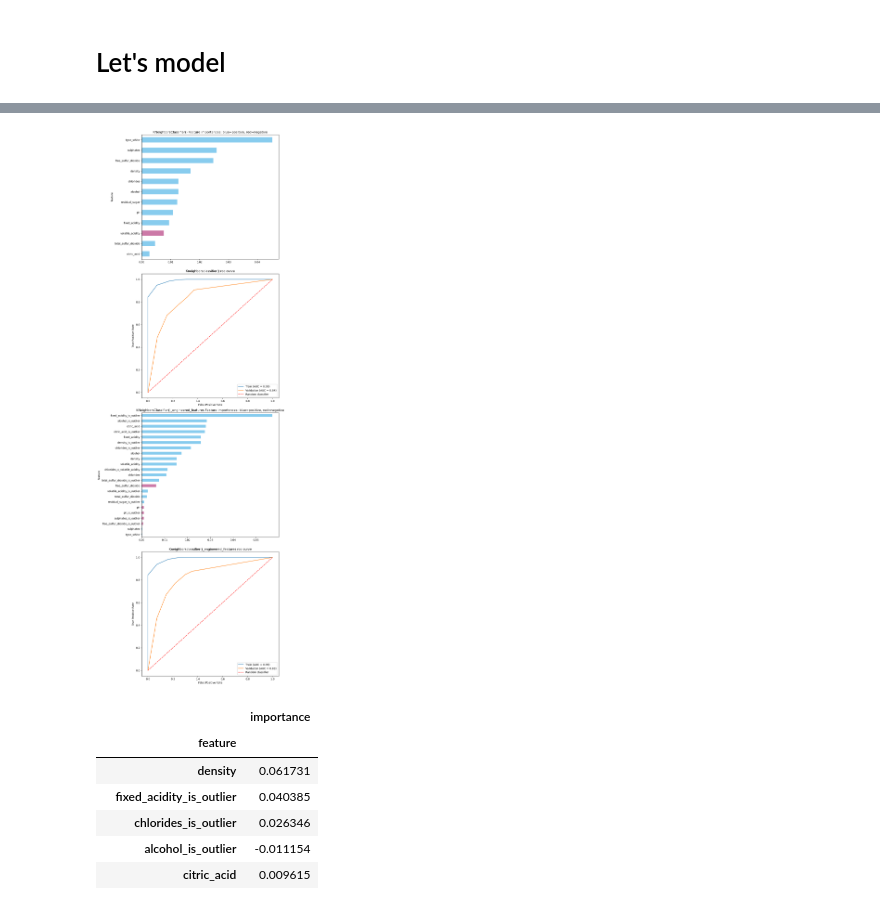
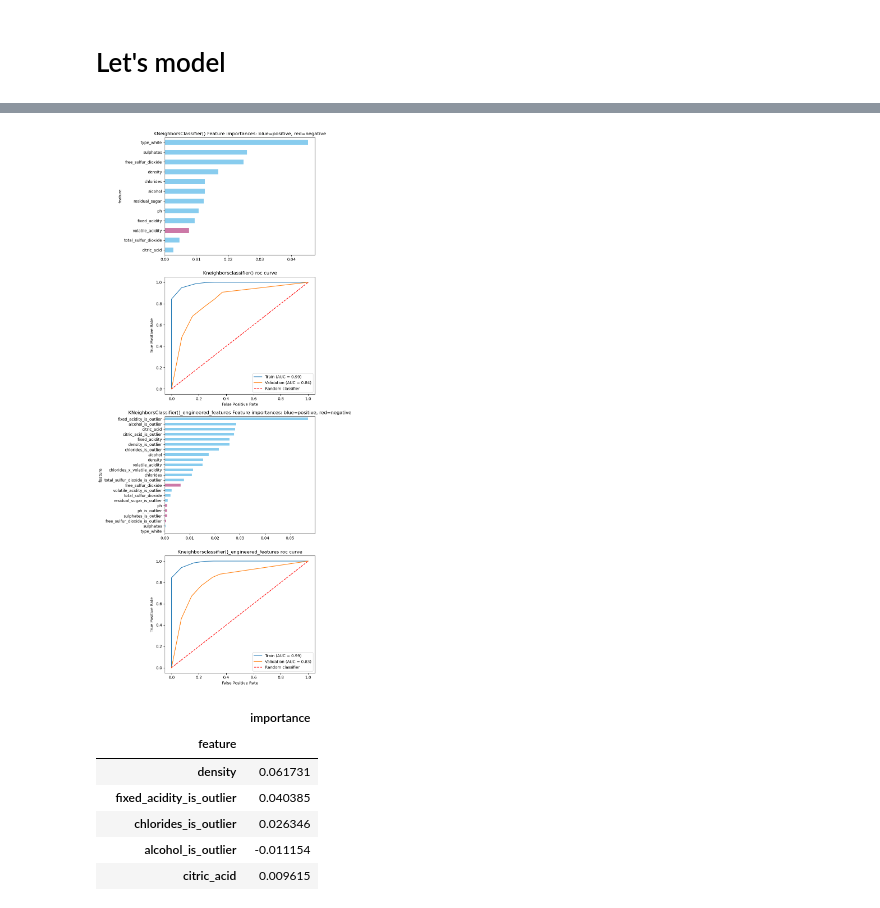
Before and after one commit to dormeir999/Cracking_Your_First_Data_Science_Project_course, a Jupyter notebook: Pipeline.ipynb, the cells around one changed output, grey strips where cells are left out. Saved outputs shown, nothing was run; the diff lists cells and outputs as text; code cells hidden in the pictures.

Commit message:
again, fixed plots size

```diff
--- a/Pipeline.ipynb
+++ b/Pipeline.ipynb
@@ -1571,7 +1571,7 @@ def train_evaluate_plot_report_sklearn_classification_model(the_model, the_X_tra
 
     if to_plot:
         if plot_time=='first':
-            fig, axs = plt.subplots(4, 1, figsize=(10, 30)) # Adjust the size as necessary
+            fig, axs = plt.subplots(4, 1, figsize=(8, 20)) # Adjust the size as necessary
             first_axes = 0
             second_axes = 1
         if plot_time=='second':
@@ -1622,34 +1622,34 @@ plt.show()
 # model = LogisticRegression()
 # model_name_engineered = str(model) + "_engineered_features"
 # train_evaluate_plot_report_sklearn_classification_model_original_features(the_model=model)
 # train_evaluate_plot_report_sklearn_classification_model_engineered_features(the_model=model, the_model_name=model_name_engineered)
 #
 # from sklearn.tree import DecisionTreeClassifier
 # model = DecisionTreeClassifier()
 # model_name_engineered = str(model) + "_engineered_features"
 # train_evaluate_plot_report_sklearn_classification_model_original_features(the_model=model)
 # train_evaluate_plot_report_sklearn_classification_model_engineered_features(the_model=model, the_model_name=model_name_engineered)
 #
 # from sklearn.ensemble import RandomForestClassifier
 # model = RandomForestClassifier()
 # model_name_engineered = str(model) + "_engineered_features"
 # train_evaluate_plot_report_sklearn_classification_model_original_features(the_model=model)
 # train_evaluate_plot_report_sklearn_classification_model_engineered_features(the_model=model, the_model_name=model_name_engineered)
 #
 # from sklearn.ensemble import GradientBoostingClassifier
 # model = GradientBoostingClassifier()
 # model_name_engineered = str(model) + "_engineered_features"
 # train_evaluate_plot_report_sklearn_classification_model_original_features(the_model=model)
 # train_evaluate_plot_report_sklearn_classification_model_engineered_features(the_model=model, the_model_name=model_name_engineered)
 #
 #
 # from sklearn.neural_network import MLPClassifier
 # model = MLPClassifier()
 # model_name_engineered = str(model) + "_engineered_features"
 # train_evaluate_plot_report_sklearn_classification_model_original_features(the_model=model)
 # train_evaluate_plot_report_sklearn_classification_model_engineered_features(the_model=model, the_model_name=model_name_engineered)
 # %% [output]
-[figure, old version]
+[figure, new version]
 # %%
 feature_importance
 # %% [output]
```
Also changed, not shown: 1 other file.
